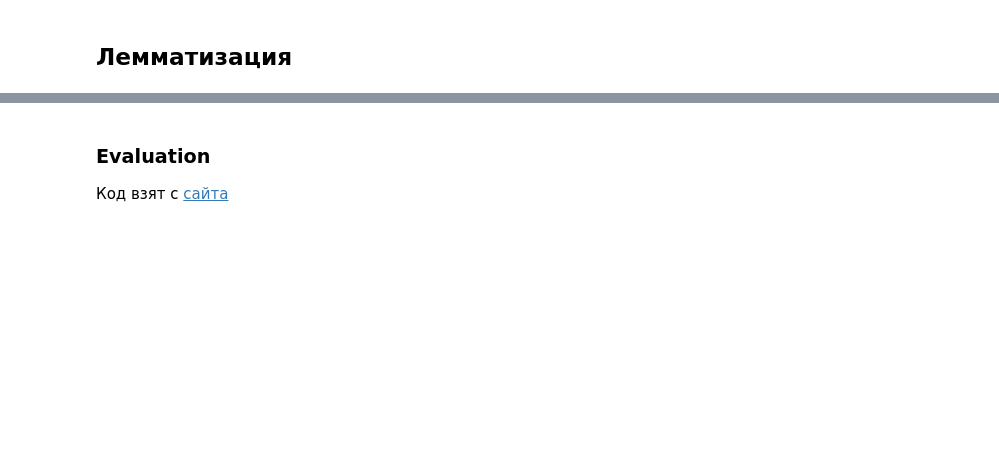
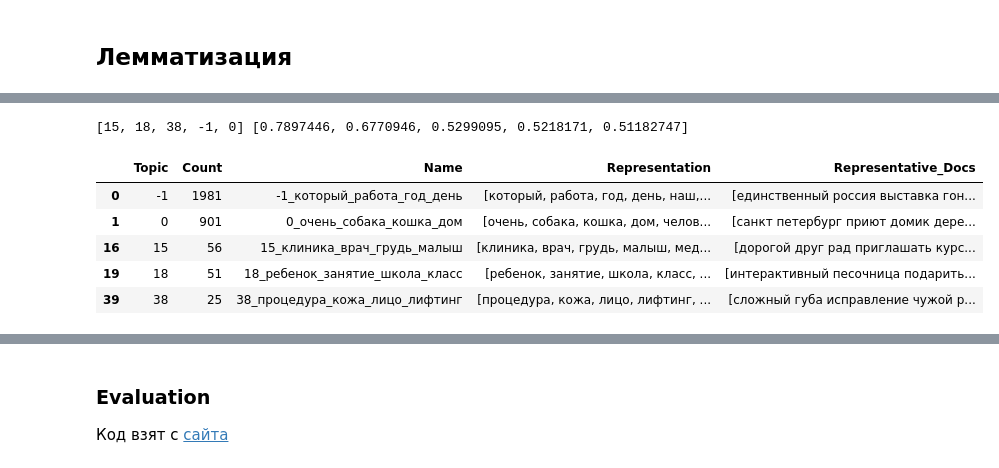
Before and after one commit to mr1er0y/VK_Topic_modeling, a Jupyter notebook: lab_work.ipynb, the cells around one changed output, grey strips where cells are left out. Saved outputs shown, nothing was run; the diff lists cells and outputs as text; code cells hidden in the pictures; blank space fills up the shorter version.

```diff
--- a/lab_work.ipynb
+++ b/lab_work.ipynb
@@ -506,0 +505,16 @@ topic_model.visualize_barchart(top_n_topics=9, height=700)
+# %%
+# "медицина аптека лекарства больница препараты клиника рецепт"
+# ['поликлиника', 'детский', 'госпиталь', 'медицинский', 'отделение', 'пациент', 'врач', 'реанимация', 'современный', 'вороновский']
+similar_topics, similarity = topic_model.find_topics(['поликлиника', 'детский', 'госпиталь', 'медицинский', 'отделение', 'пациент', 'врач', 'реанимация', "лекарства", 'больница', "препараты"])
+print(similar_topics, similarity)
+# %% [output]
+[15, 18, 38, -1, 0] [0.7897446, 0.6770946, 0.5299095, 0.5218171, 0.51182747]
+# %%
+topic_info[topic_info["Topic"].isin(similar_topics)]
+# %% [output]
+|  | Topic | Count | Name | Representation | Representative_Docs |
+| 0 | -1 | 1981 | -1_который_работа_год_день | [который, работа, год, день, наш,... | [единственный россия выставка гон... |
+| 1 | 0 | 901 | 0_очень_собака_кошка_дом | [очень, собака, кошка, дом, челов... | [санкт петербург приют домик дере... |
+| 16 | 15 | 56 | 15_клиника_врач_грудь_малыш | [клиника, врач, грудь, малыш, мед... | [дорогой друг рад приглашать курс... |
+| 19 | 18 | 51 | 18_ребенок_занятие_школа_класс | [ребенок, занятие, школа, класс, ... | [интерактивный песочница подарить... |
+| 39 | 38 | 25 | 38_процедура_кожа_лицо_лифтинг | [процедура, кожа, лицо, лифтинг, ... | [сложный губа исправление чужой р... |
```
Also changed, not shown: parts of 27 cells of this notebook.
